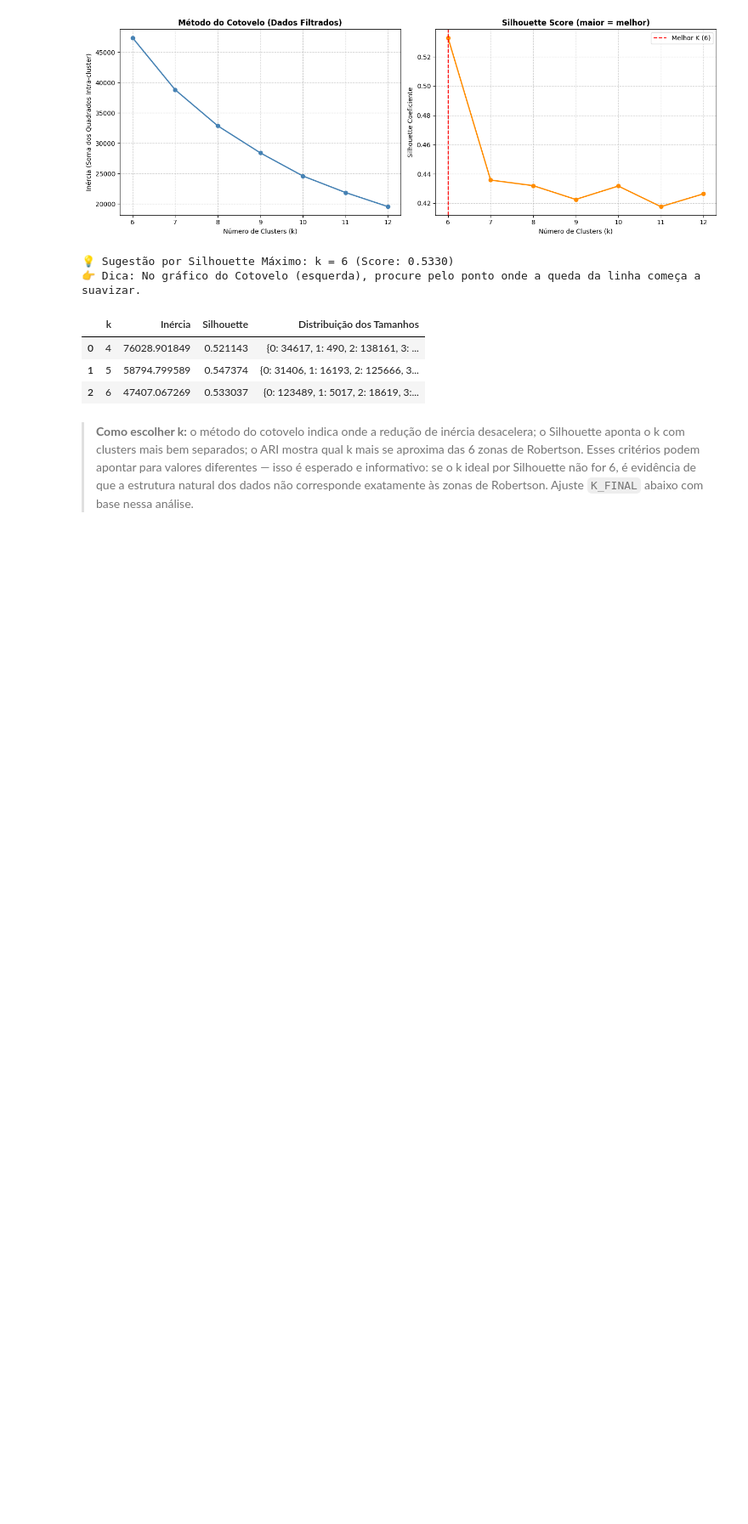
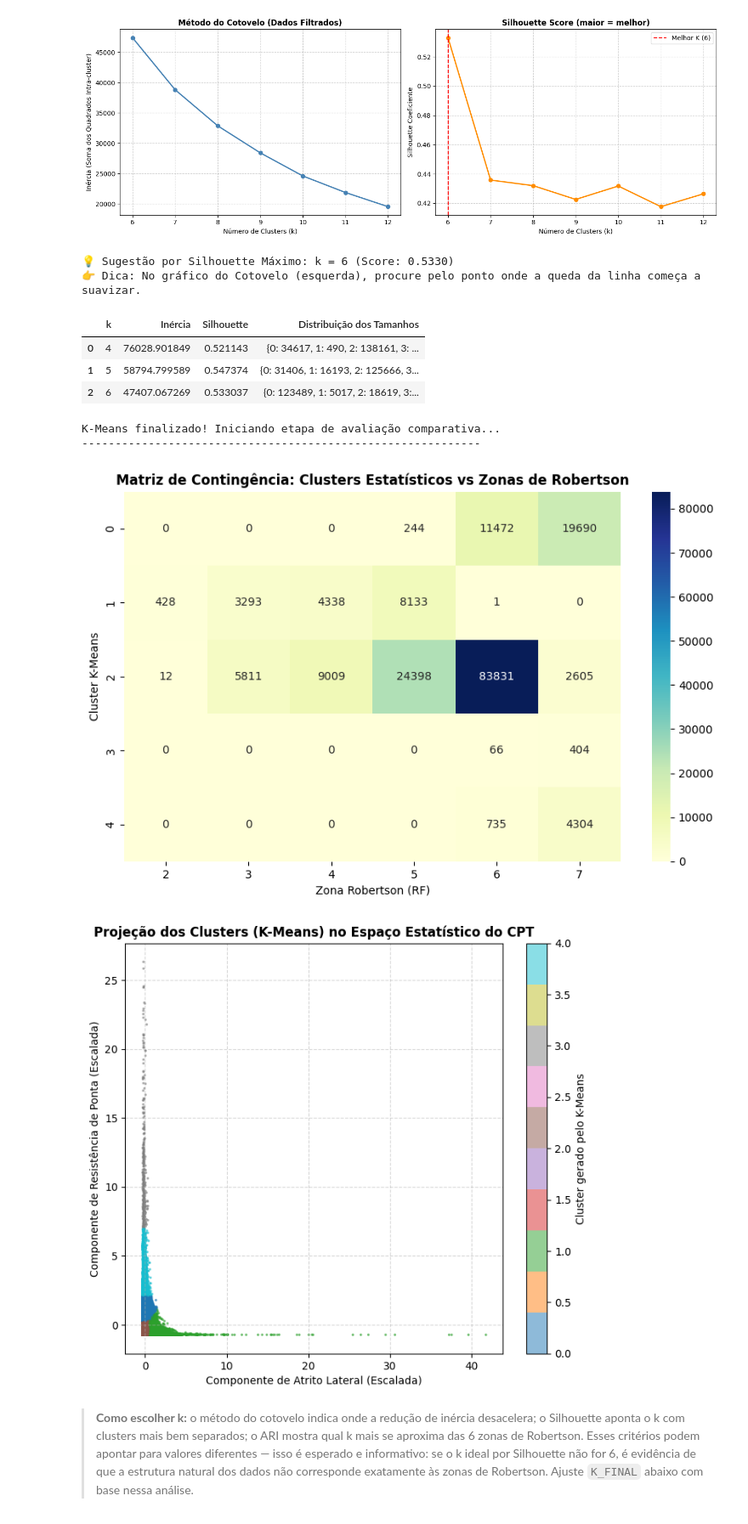
Before and after one commit to felipebrsm/PUC_Sprint_1_ML-FBRSM, a Jupyter notebook: notebook/MVP_FBRSM_PUC.ipynb, the cells around one changed output. Shown at 85% size. Saved outputs shown, nothing was run; the diff lists cells and outputs as text; code cells hidden in the pictures; blank space fills up the shorter version.

```diff
--- a/notebook/MVP_FBRSM_PUC.ipynb
+++ b/notebook/MVP_FBRSM_PUC.ipynb
@@ -1046,5 +1044,68 @@ df_comparacao
 | 0 | 4 | 76028.901849 | 0.521143 | {0: 34617, 1: 490, 2: 138161, 3: ... |
 | 1 | 5 | 58794.799589 | 0.547374 | {0: 31406, 1: 16193, 2: 125666, 3... |
 | 2 | 6 | 47407.067269 | 0.533037 | {0: 123489, 1: 5017, 2: 18619, 3:... |
+# %%
+# ==============================================================================
+# TREINAMENTO DO K-MEANS FINAL (Código que você já rodou e deu K=5 como campeão)
+# ==============================================================================
+K_FINAL = 5
+km_final = KMeans(n_clusters=K_FINAL, random_state=42, n_init=3, tol=1e-3)
+
+# Aqui você gera os rótulos para o dataset sem os outliers
+labels_finais = km_final.fit_predict(Xk_filtrado)
+
+print("K-Means finalizado! Iniciando etapa de avaliação comparativa...")
+print("-" * 60)
+
+
+# ==============================================================================
+# [INSIRA AQUI] 1. ALINHAMENTO COM AS ZONAS DO RANDOM FOREST
+# ==============================================================================
+# Como removemos os outliers na máscara lá atrás, precisamos garantir que o vetor
+# de respostas do Random Forest (ou y_train) use a mesma máscara de linhas.
+y_rf_alinhado = y_train_cleaned[mascara_sem_outliers]
+
+
+# ==============================================================================
+# [INSIRA AQUI] 2. PLOTAGEM DA MATRIZ DE CONTINGÊNCIA (HEATMAP)
+# ==============================================================================
+import seaborn as sns
+import matplotlib.pyplot as plt
+
+df_comparacao = pd.crosstab(
+    index=labels_finais,
+    columns=y_rf_alinhado,
+    rownames=['Cluster K-Means'],
+    colnames=['Zona Robertson (RF)']
+)
+
+plt.figure(figsize=(10, 6))
+# O formato 'd' garante que os números sejam exibidos como inteiros limpos
+sns.heatmap(df_comparacao, annot=True, fmt='d', cmap='YlGnBu', cbar=True)
+plt.title('Matriz de Contingência: Clusters Estatísticos vs Zonas de Robertson', fontsize=12, fontweight='bold')
+plt.show()
+
+
+# ==============================================================================
+# [INSIRA AQUI] 3. PROJEÇÃO DOS CLUSTERS NO GRÁFICO DE DISPERSÃO DE ROBERTSON
+# ==============================================================================
+plt.figure(figsize=(8, 7))
+
+# ATENÇÃO: No K-Means usamos os dados normalizados (scaled).
+# No CPT, a coluna 0 costuma ser a Resistência de Ponta (qt) e a coluna 1 o Atrito/Razão (Rf).
+# Vamos plotar a relação de Atrito (Eixo X) vs Resistência (Eixo Y) usando os dados que alimentaram o K-Means:
+scatter = plt.scatter(Xk_filtrado[:, 1], Xk_filtrado[:, 0], c=labels_finais, cmap='tab10', alpha=0.5, s=2)
+
+plt.title('Projeção dos Clusters (K-Means) no Espaço Estatístico do CPT', fontsize=12, fontweight='bold')
+plt.xlabel('Componente de Atrito Lateral (Escalada)')
+plt.ylabel('Componente de Resistência de Ponta (Escalada)')
+plt.colorbar(scatter, label='Cluster gerado pelo K-Means')
+plt.grid(True, linestyle='--', alpha=0.5)
+plt.show()
+# %% [output]
+K-Means finalizado! Iniciando etapa de avaliação comparativa...
+------------------------------------------------------------
+[figure, added]
+[figure, added]
 # %% [markdown]
 > **Como escolher k:** o método do cotovelo indica onde a redução de inércia desacelera; o Silhouette aponta o k com clusters mais bem separados; o ARI mostra qual k mais se aproxima das 6 zonas de Robertson. Esses critérios podem apontar para valores diferentes — isso é esperado e informativo: se o k ideal por Silhouette não for 6, é evidência de que a estrutura natural dos dados não corresponde exatamente às zonas de Robertson. Ajuste `K_FINAL` abaixo com base nessa análise.
```
Also changed, not shown: parts of 2 cells of this notebook.
